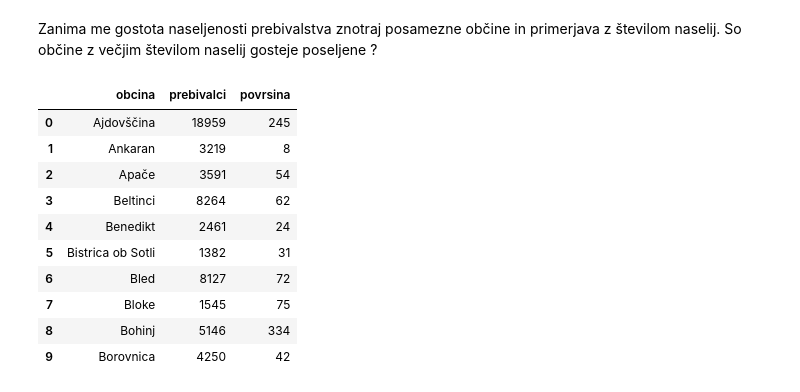
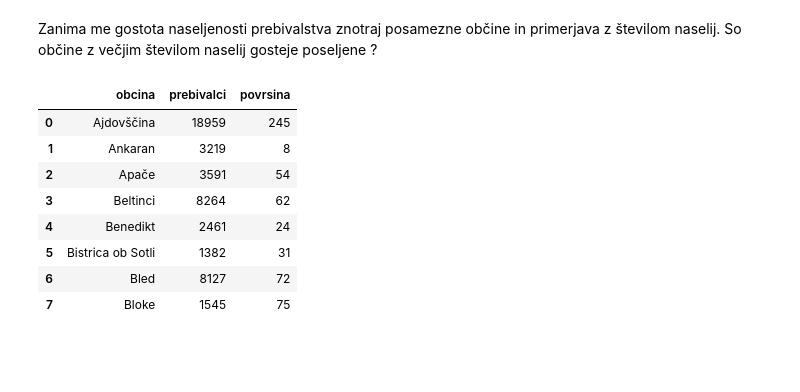
Before and after one commit to gregorkodric/obcine, a Jupyter notebook: Obcine.ipynb, the cells around one changed output. Saved outputs shown, nothing was run; the diff lists cells and outputs as text; code cells hidden in the pictures; blank space fills up the shorter version.

```diff
--- a/Obcine.ipynb
+++ b/Obcine.ipynb
@@ -249,18 +249,16 @@ Zanima me gostota naseljenosti prebivalstva znotraj posamezne občine in primerj
 # %%
 naselja_1 = podatki_naselja[['obcina', 'prebivalci', 'povrsina']]
 # %%
-naselja_1.head(10)
+naselja_1.head(8)
 # %% [output]
 |  | obcina | prebivalci | povrsina |
 | 0 | Ajdovščina | 18959 | 245 |
 | 1 | Ankaran | 3219 | 8 |
 | 2 | Apače | 3591 | 54 |
 | 3 | Beltinci | 8264 | 62 |
 | 4 | Benedikt | 2461 | 24 |
 | 5 | Bistrica ob Sotli | 1382 | 31 |
 | 6 | Bled | 8127 | 72 |
 | 7 | Bloke | 1545 | 75 |
-| 8 | Bohinj | 5146 | 334 |
-| 9 | Borovnica | 4250 | 42 |
 # %%
 gostota = naselja_1[['prebivalci']] / naselja_1[['povrsina']]
```
Also changed, not shown: parts of 4 cells of this notebook.
